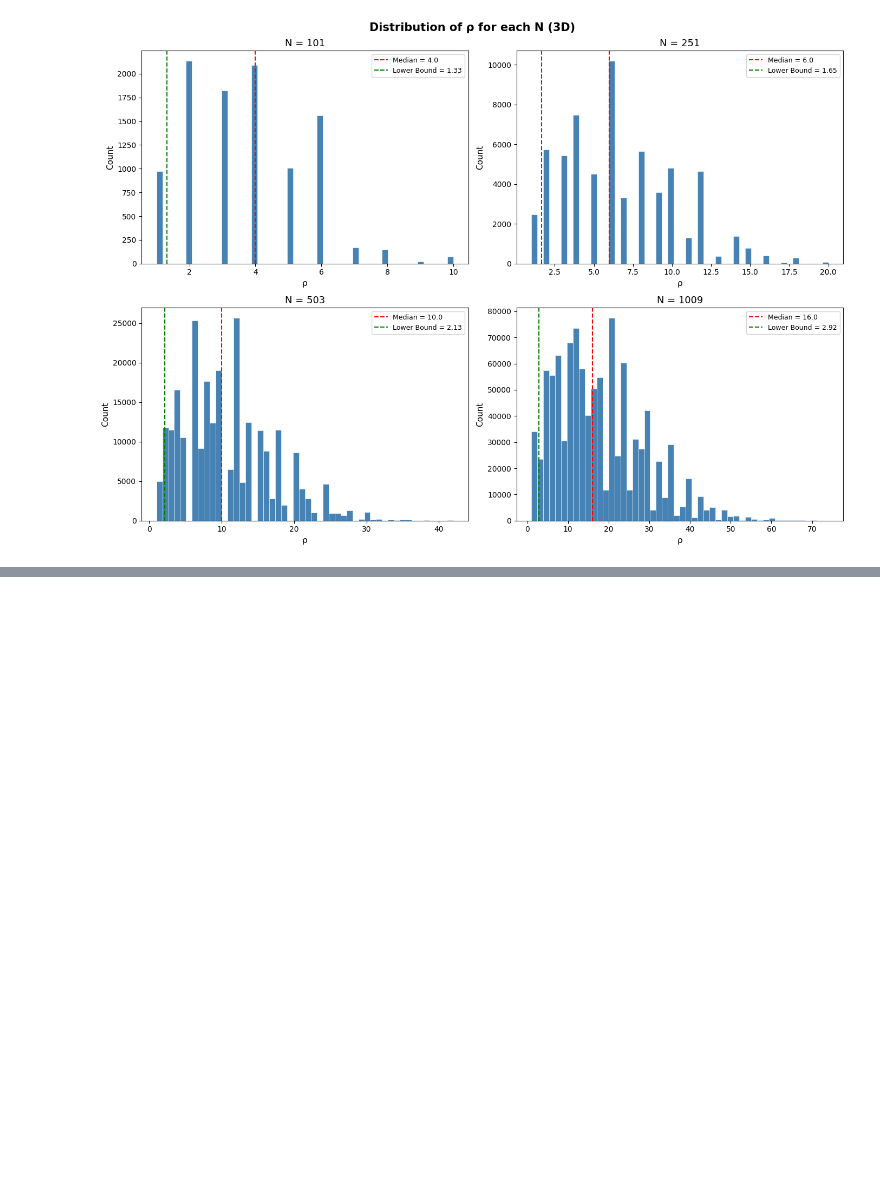
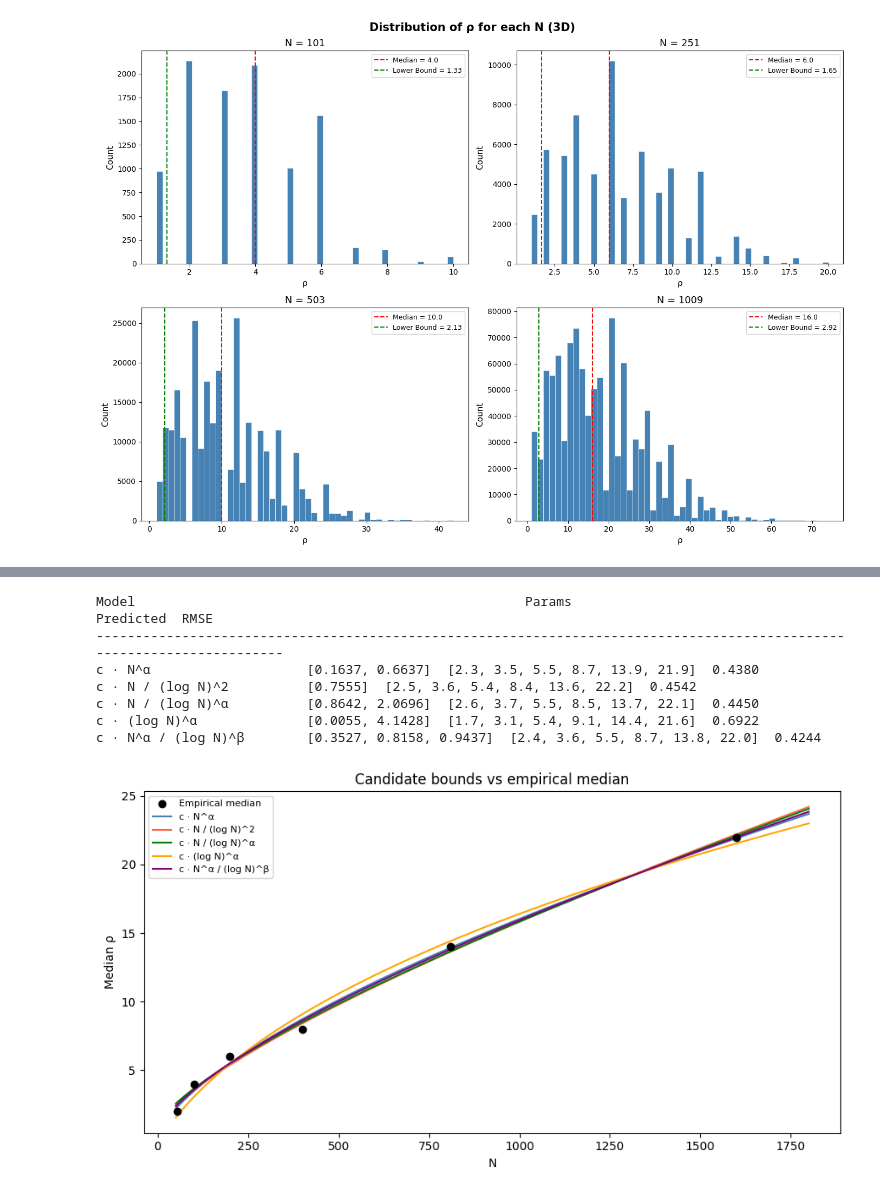
Before and after one commit to Paul-F7/kronecker-project, a Jupyter notebook: phase4.ipynb, the cells around one changed output, grey strips where cells are left out. Cells and saved outputs as stored; diff of their text form; code cells hidden in the pictures; blank space fills up the shorter version.

```diff
--- a/phase4.ipynb
+++ b/phase4.ipynb
@@ -173,0 +218,58 @@ plt.show()
+# %%
+from scipy.optimize import curve_fit
+
+N_vals = np.array([53, 101, 199, 401, 809, 1601], dtype=float)
+medians = np.array([2.0, 4.0, 6.0, 8.0, 14.0, 22.0])
+
+candidates = {
+    'c · N^α':               lambda N, c, a:    c * N**a,
+    'c · N / (log N)^2':    lambda N, c:        c * N / np.log(N)**2,
+    'c · N / (log N)^α':    lambda N, c, a:     c * N / np.log(N)**a,
+    'c · (log N)^α':         lambda N, c, a:    c * np.log(N)**a,
+    'c · N^α / (log N)^β':  lambda N, c, a, b: c * N**a / np.log(N)**b,
+}
+
+print(f"{'Model':<25} {'Params':>35}  {'Predicted':>40}  RMSE")
+print("-" * 120)
+
+for name, fn in candidates.items():
+    n_params = fn.__code__.co_argcount - 1
+    try:
+        popt, _ = curve_fit(fn, N_vals, medians, p0=[1.0] * n_params, maxfev=10000)
+        predicted = fn(N_vals, *popt)
+        rmse = np.sqrt(np.mean((medians - predicted)**2))
+        params_str = ", ".join([f"{p:.4f}" for p in popt])
+        pred_str = ", ".join([f"{p:.1f}" for p in predicted])
+        print(f"{name:<25}  [{params_str}]  [{pred_str}]  {rmse:.4f}")
+    except Exception as e:
+        print(f"{name:<25}  FAILED: {e}")
+
+# Also plot all fits
+fig, ax = plt.subplots(figsize=(9, 5))
+N_plot = np.linspace(50, 1800, 500)
+ax.scatter(N_vals, medians, color='black', zorder=5, label='Empirical median')
+
+colors = ['steelblue', 'tomato', 'green', 'orange', 'purple']
+for (name, fn), color in zip(candidates.items(), colors):
+    n_params = fn.__code__.co_argcount - 1
+    try:
+        popt, _ = curve_fit(fn, N_vals, medians, p0=[1.0] * n_params, maxfev=10000)
+        ax.plot(N_plot, fn(N_plot, *popt), label=name, color=color)
+    except:
+        pass
+
+ax.set_xlabel('N')
+ax.set_ylabel('Median ρ')
+ax.set_title('Candidate bounds vs empirical median')
+ax.legend(fontsize=8)
+plt.tight_layout()
+plt.show()
+# %% [output]
+Model                                                  Params                                 Predicted  RMSE
+------------------------------------------------------------------------------------------------------------------------
+c · N^α                    [0.1637, 0.6637]  [2.3, 3.5, 5.5, 8.7, 13.9, 21.9]  0.4380
+c · N / (log N)^2          [0.7555]  [2.5, 3.6, 5.4, 8.4, 13.6, 22.2]  0.4542
+c · N / (log N)^α          [0.8642, 2.0696]  [2.6, 3.7, 5.5, 8.5, 13.7, 22.1]  0.4450
+c · (log N)^α              [0.0055, 4.1428]  [1.7, 3.1, 5.4, 9.1, 14.4, 21.6]  0.6922
+c · N^α / (log N)^β        [0.3527, 0.8158, 0.9437]  [2.4, 3.6, 5.5, 8.7, 13.8, 22.0]  0.4244
+[figure, added]
```
Also changed, not shown: parts of 25 cells of this notebook, 1 other file.
